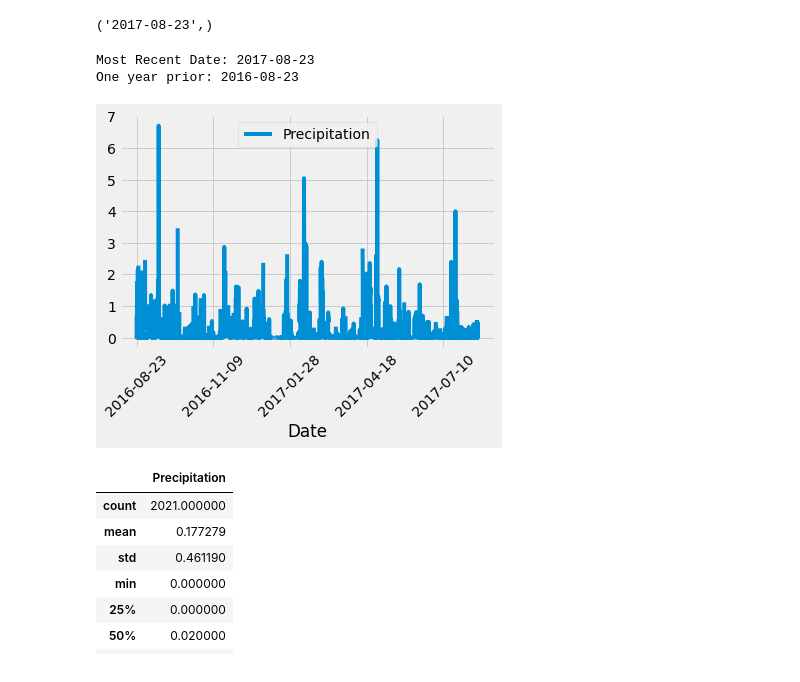
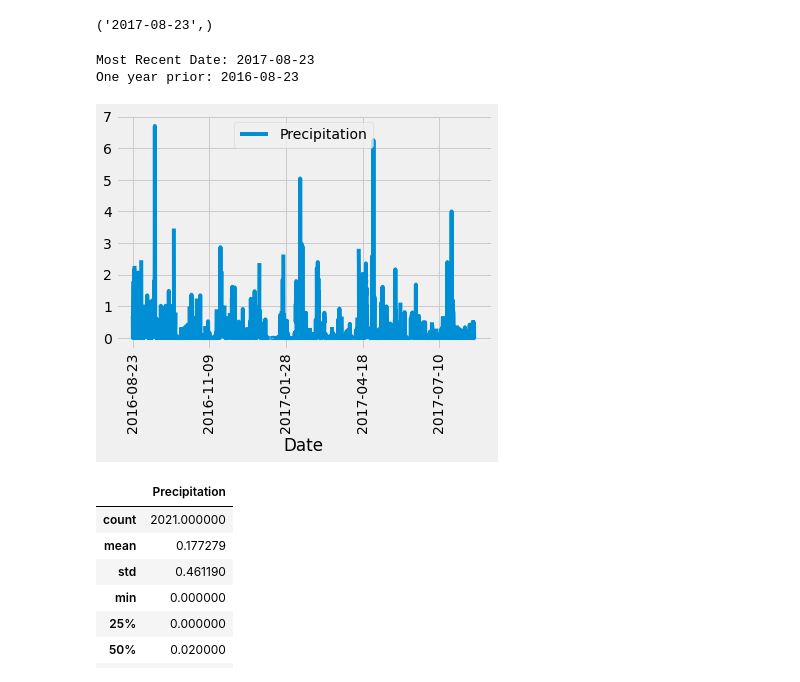
Before and after one commit to anthonygcarannante/World-Climate-Analysis, a Jupyter notebook: Assignment/climate_starter.ipynb, the cells around one changed output. Saved outputs shown, nothing was run; the diff lists cells and outputs as text; code cells hidden in the pictures.

```diff
--- a/Assignment/climate_starter.ipynb
+++ b/Assignment/climate_starter.ipynb
@@ -48,33 +48,33 @@ latest_date
 # %%
 # Design a query to retrieve the last 12 months of precipitation data and plot the results.
 # Starting from the most recent data point in the database.
 latest_date = dt.date(2017,8,23)
 print(f"Most Recent Date: {latest_date}")
 
 # Calculate the date one year from the last date in data set.
 year_ago = dt.date(2017,8,23) - dt.timedelta(days=365)
 print(f"One year prior: {year_ago}")
 
 # Perform a query to retrieve the data and precipitation scores
 session.query(measurements.date, measurements.prcp).\
     filter(measurements.date >= year_ago).\
     order_by(measurements.date.desc()).all()
 
 # Save the query results as a Pandas DataFrame and set the index to the date column
 precipitation_df = pd.DataFrame(session.query(measurements.date, measurements.prcp).\
     filter(measurements.date >= year_ago).\
     order_by(measurements.date.desc()).all())
 
 # Sort the dataframe by date
 precipitation_df = precipitation_df.rename(columns={0:"Date",1:"Precipitation"}).sort_values("Date")
 
 # Use Pandas Plotting with Matplotlib to plot the data
-precipitation_df.plot(x="Date",y="Precipitation",rot=45)
+precipitation_df.plot(x="Date",y="Precipitation",rot=90)
 plt.show()
 # %% [output]
 Most Recent Date: 2017-08-23
 One year prior: 2016-08-23
-[figure, old version]
+[figure, new version]
 # %%
 # Use Pandas to calcualte the summary statistics for the precipitation data
 precipitation_df.describe()
```
Also changed, not shown: parts of 1 cell of this notebook, 1 other file.
